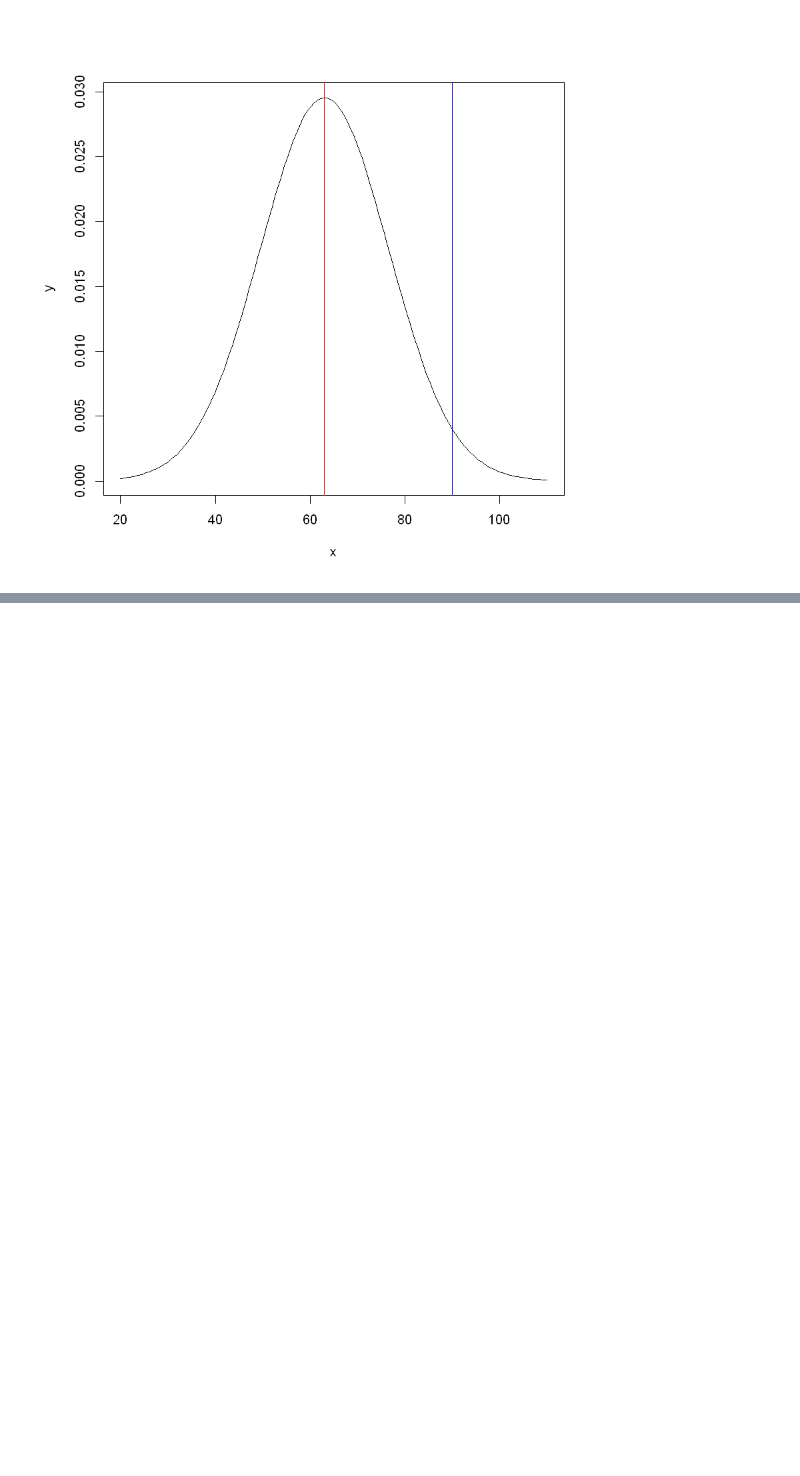
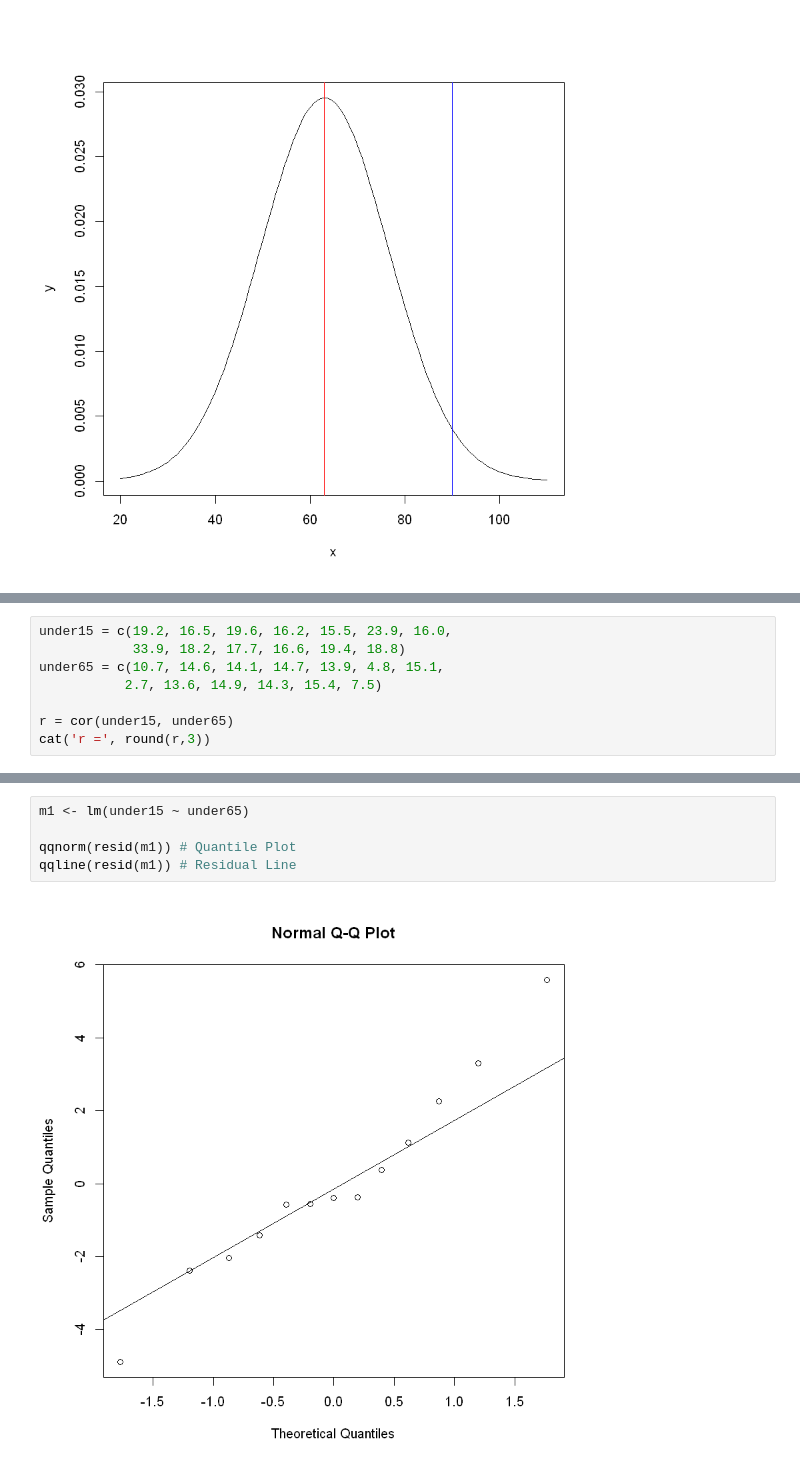
Before and after one commit to nitro41992/math-661-hw, a Jupyter notebook: M661 Kuchimanchi HW7.ipynb, the cells around one changed output, grey strips where cells are left out. Cells and saved outputs as stored; diff of their text form; blank space fills up the shorter version.

```diff
--- a/M661 Kuchimanchi HW7.ipynb
+++ b/M661 Kuchimanchi HW7.ipynb
@@ -46,0 +58,8 @@ abline(v=RDA, col="blue")
+# %%
+under15 = c(19.2, 16.5, 19.6, 16.2, 15.5, 23.9, 16.0,
+            33.9, 18.2, 17.7, 16.6, 19.4, 18.8)
+under65 = c(10.7, 14.6, 14.1, 14.7, 13.9, 4.8, 15.1,
+           2.7, 13.6, 14.9, 14.3, 15.4, 7.5)
+
+r = cor(under15, under65)
+cat('r =', round(r,3))
@@ -46,0 +80,7 @@ abline(v=RDA, col="blue")
+# %%
+m1 <- lm(under15 ~ under65)
+
+qqnorm(resid(m1)) # Quantile Plot
+qqline(resid(m1)) # Residual Line
+# %% [output]
+[figure, added]
```
Also changed, not shown: parts of 9 cells of this notebook.
